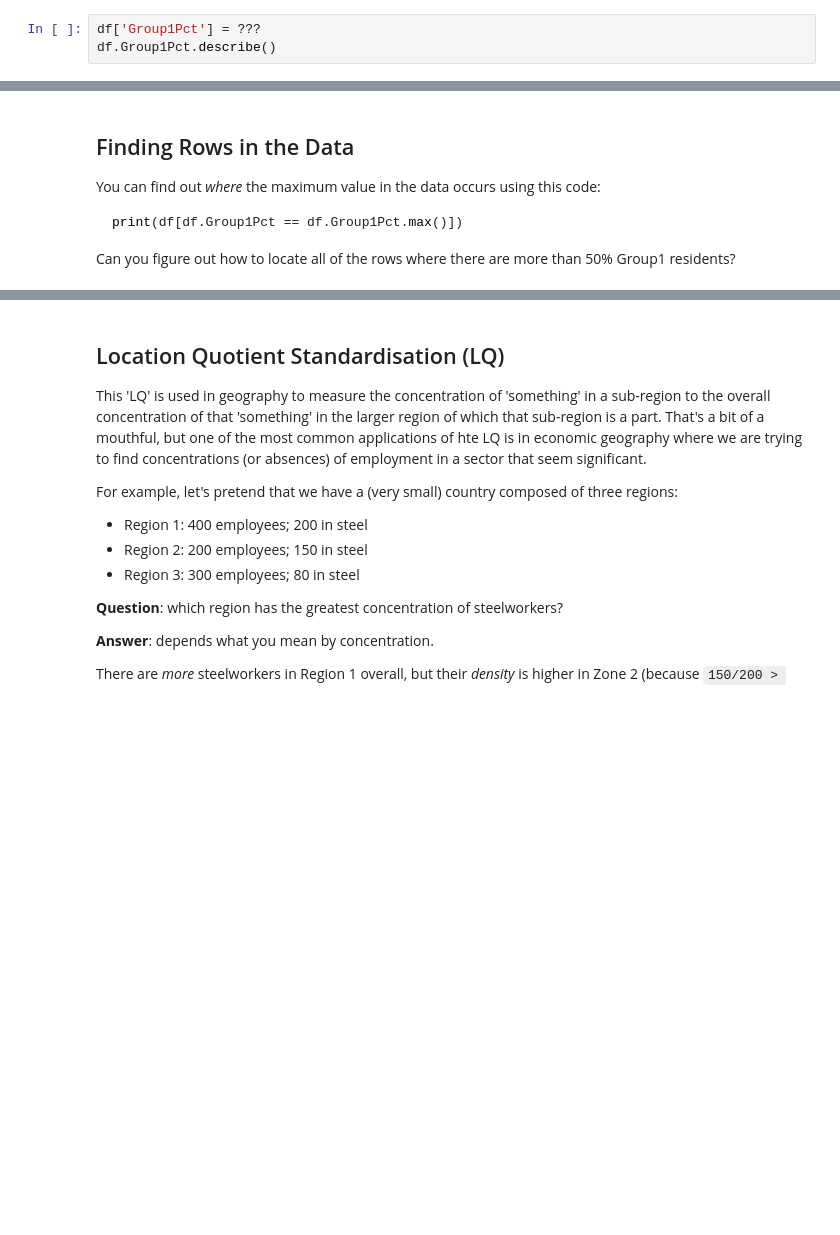
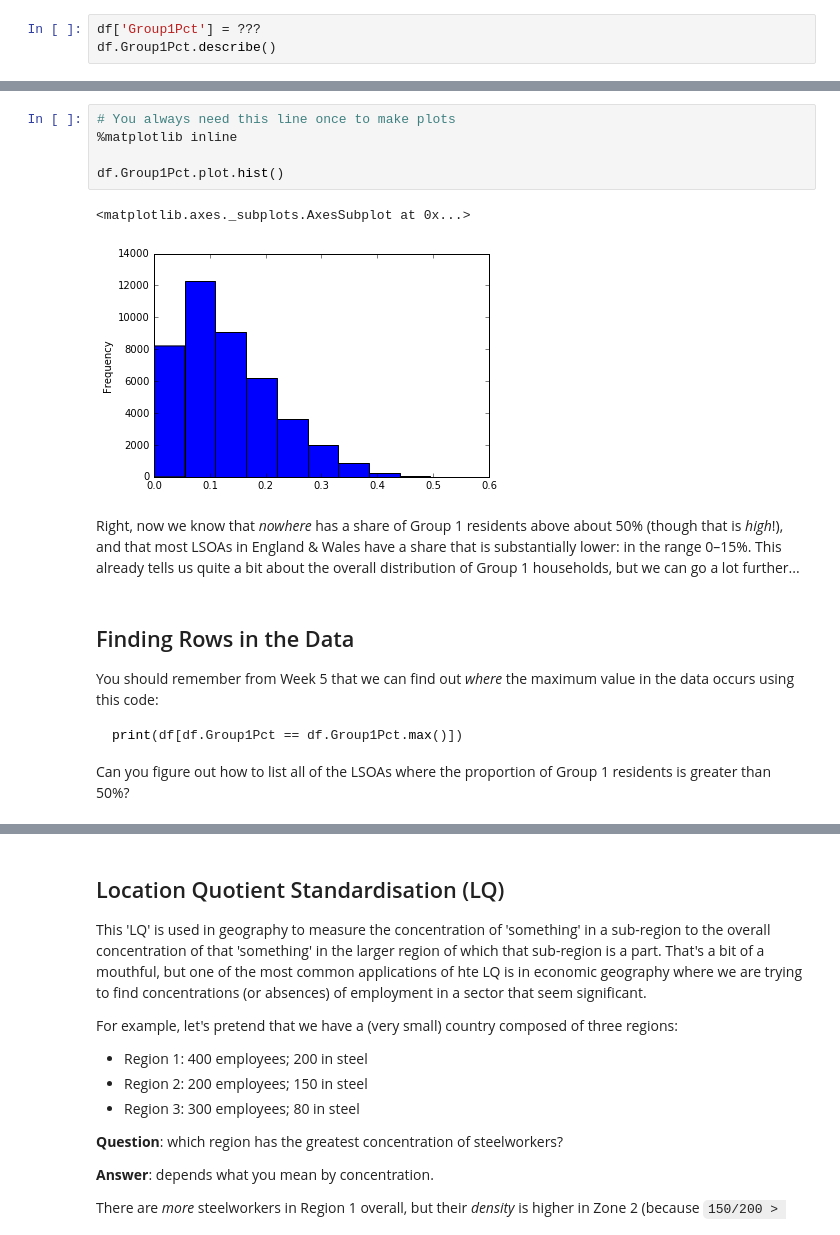
Before and after one commit to kingsgeocomp/geocomputation, a Jupyter notebook: Practical-6-Making Sense of Data with Transforms and Seaborn.ipynb, the cells around one changed output, grey strips where cells are left out. Cells and saved outputs as stored; diff of their text form; blank space fills up the shorter version.

````diff
--- a/Practical-6-Making Sense of Data with Transforms and Seaborn.ipynb
+++ b/Practical-6-Making Sense of Data with Transforms and Seaborn.ipynb
@@ -439,9 +503,19 @@ Name: Group1Pct, dtype: float64
+# %%
+# You always need this line once to make plots
+%matplotlib inline
+
+df.Group1Pct.plot.hist()
+# %% [output]
+<matplotlib.axes._subplots.AxesSubplot at 0x...>
+[figure, added]
+# %% [markdown]
+Right, now we know that _nowhere_ has a share of Group 1 residents above about 50% (though that is _high_!), and that most LSOAs in England & Wales have a share that is substantially lower: in the range 0–15%. This already tells us quite a bit about the overall distribution of Group 1 households, but we can go a lot further...
 # %% [markdown]
 ## Finding Rows in the Data
 
-You can find out _where_ the maximum value in the data occurs using this code:
+You should remember from Week 5 that we can find out _where_ the maximum value in the data occurs using this code:
 ```python
 print(df[df.Group1Pct == df.Group1Pct.max()])
 ```
 
-Can you figure out how to locate all of the rows where there are more than 50% Group1 residents?
+Can you figure out how to list all of the LSOAs where the proportion of Group 1 residents is greater than 50%?
````
Also changed, not shown: parts of 47 cells of this notebook.
